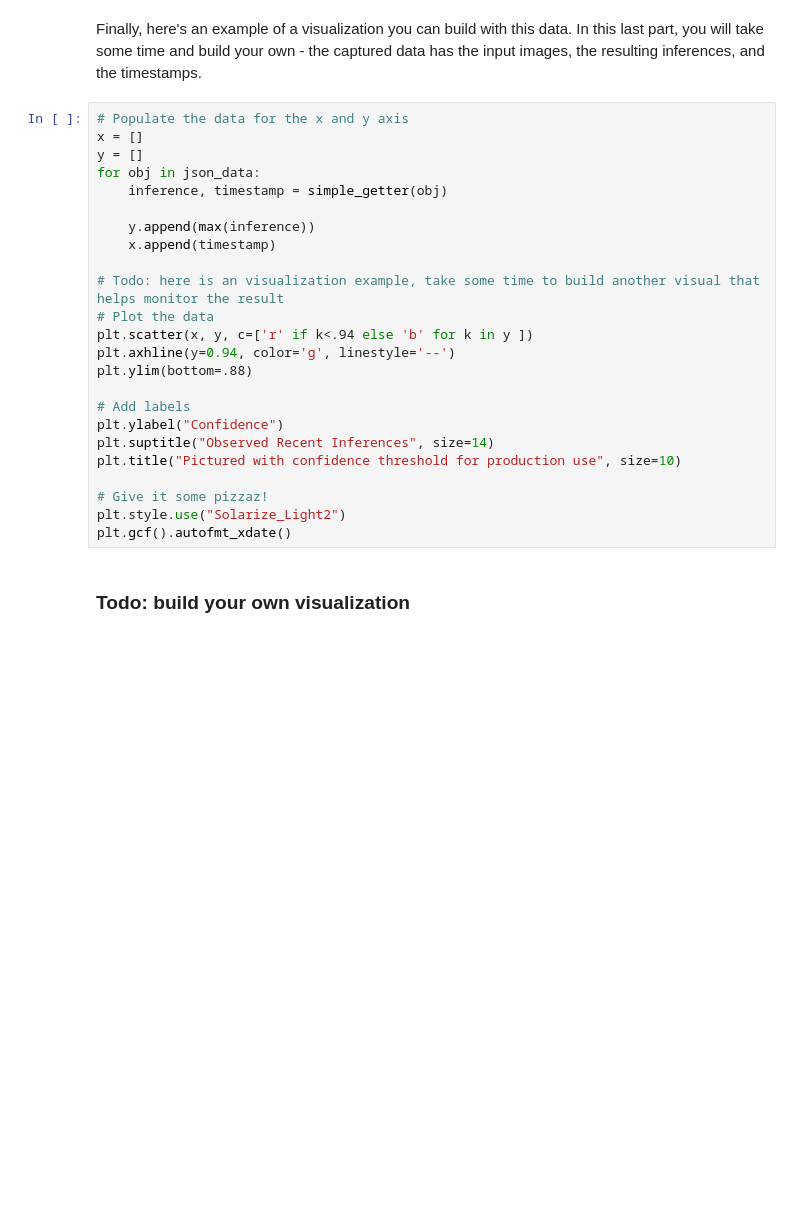
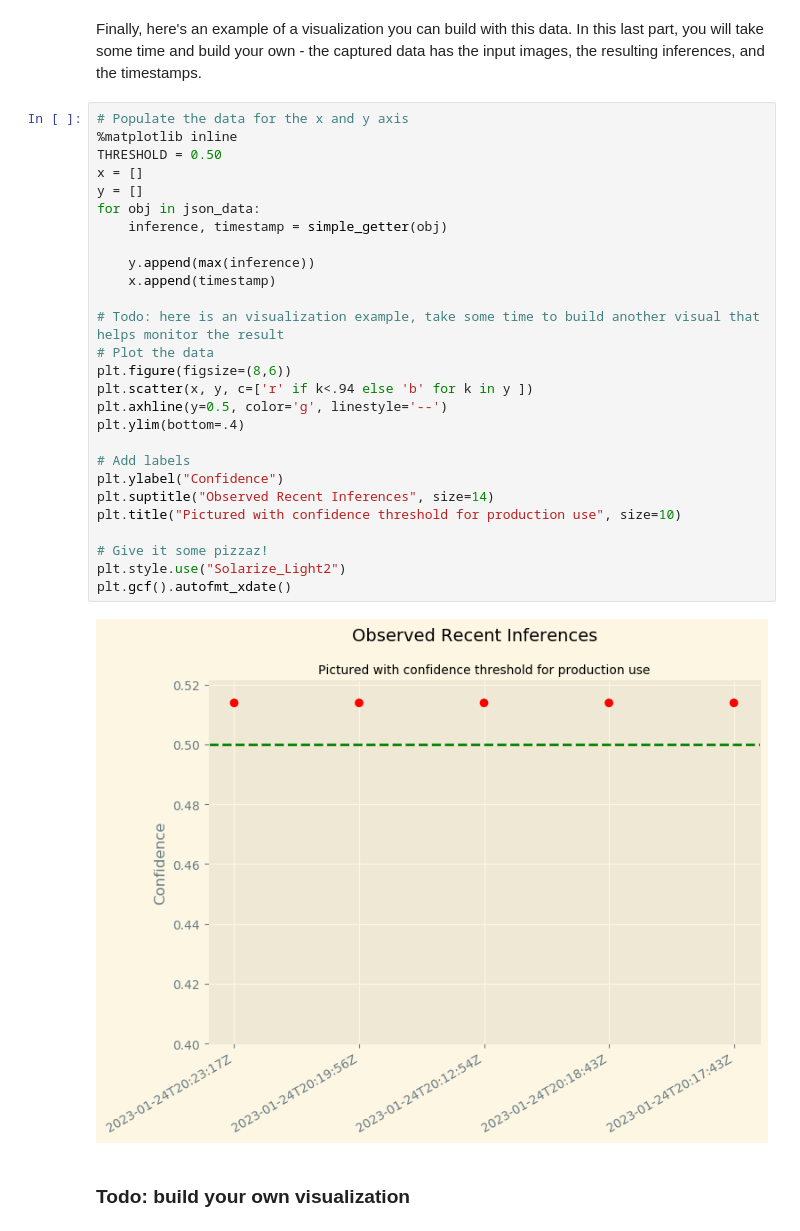
Before and after one commit to RamyGendy/udacity-nd009t-C2-Developing-ML-Workflow, a Jupyter notebook: project/starter.ipynb, the cells around one changed output. Drawn from its saved outputs; the diff is of its cells as text; blank space fills up the shorter version.

```diff
--- a/project/starter.ipynb
+++ b/project/starter.ipynb
@@ -762,28 +771,33 @@ simple_getter(json_data[0])
 Finally, here's an example of a visualization you can build with this data. In this last part, you will take some time and build your own - the captured data has the input images, the resulting inferences, and the timestamps.
 # %%
 # Populate the data for the x and y axis
+%matplotlib inline
+THRESHOLD = 0.50
 x = []
 y = []
 for obj in json_data:
     inference, timestamp = simple_getter(obj)
 
     y.append(max(inference))
     x.append(timestamp)
 
 # Todo: here is an visualization example, take some time to build another visual that helps monitor the result
 # Plot the data
+plt.figure(figsize=(8,6))
 plt.scatter(x, y, c=['r' if k<.94 else 'b' for k in y ])
-plt.axhline(y=0.94, color='g', linestyle='--')
-plt.ylim(bottom=.88)
+plt.axhline(y=0.5, color='g', linestyle='--')
+plt.ylim(bottom=.4)
 
 # Add labels
 plt.ylabel("Confidence")
 plt.suptitle("Observed Recent Inferences", size=14)
 plt.title("Pictured with confidence threshold for production use", size=10)
 
 # Give it some pizzaz!
 plt.style.use("Solarize_Light2")
 plt.gcf().autofmt_xdate()
+# %% [output]
+[figure, added]
 # %% [markdown]
 ### Todo: build your own visualization
 # %% [markdown]
```
Also changed, not shown: parts of 9 cells of this notebook.
